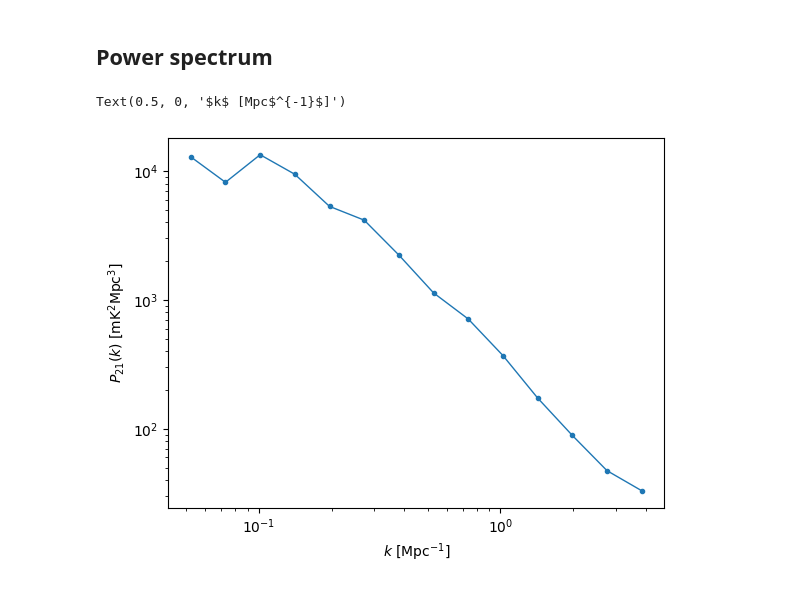
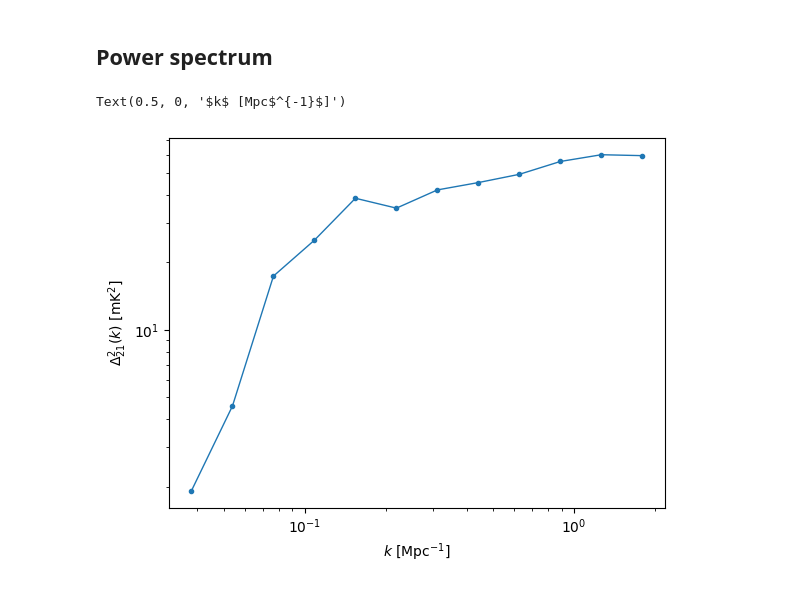
Before and after one commit to sambit-giri/ska_eor_inference, a Jupyter notebook: load_sim.ipynb, the cells around one changed output. Drawn from its saved outputs; the diff is of its cells as text; code cells hidden in the pictures.

```diff
--- a/load_sim.ipynb
+++ b/load_sim.ipynb
@@ -107,6 +95,0 @@ iz = 12  # np.random.randint(nfreq)
-# %%
-# read lightcone
-with h5py.File(file, 'r') as f:
-    lc = f['brightness_lightcone'][np.random.randint(nrand), ...]
-# move los axis to match t2c
-lc = np.moveaxis(lc, 0, 2)
@@ -205,15 +96,23 @@ fig.tight_layout()
 # %% [markdown]
 ## Power spectrum
+# %%
+# load full lightcone
+with h5py.File(file, 'r') as f:
+    lc = f['brightness_lightcone'][i, ...]
+# move los axis to match t2c
+lc = np.moveaxis(lc, 0, 2)
 # %%
 # Power spectra
 nbins = 15
+k_nyquist = np.pi/box_length*ngrid
 # Fiducial
-ps, ks = t2c.power_spectrum_1d(lc, kbins=15, box_dims=box_length)
+ps_sim, ks = t2c.power_spectrum_1d(lc, kbins=15, box_dims=box_length)
 # %%
 fig, ax = plt.subplots()
-ax.loglog(ks, ps, lw=1., marker='.')
-ax.set_ylabel(r'$P_{21}(k)$ [mK$^2$Mpc$^3$]')
+ax.loglog(ks[ks<k_nyquist/2], ps_sim[ks<k_nyquist/2]*ks[ks<k_nyquist/2]**3/2/np.pi**2, lw=1., marker='.')
+ax.set_ylabel(r'$\Delta^2_{21}(k)$ [mK$^2$]')
 ax.set_xlabel(r'$k$ [Mpc$^{-1}$]')
+# plt.ylim(1e3, 1e8)
 # %% [output]
 Text(0.5, 0, '$k$ [Mpc$^{-1}$]')
-[figure, old version]
+[figure, new version]
```
Also changed, not shown: parts of 15 cells of this notebook, 4 other files.
